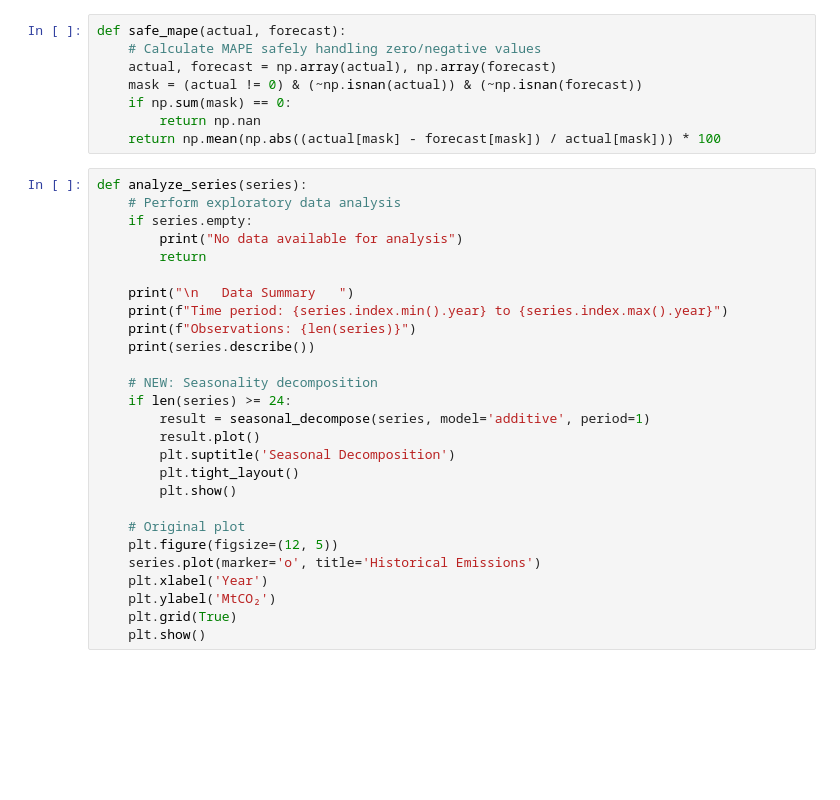
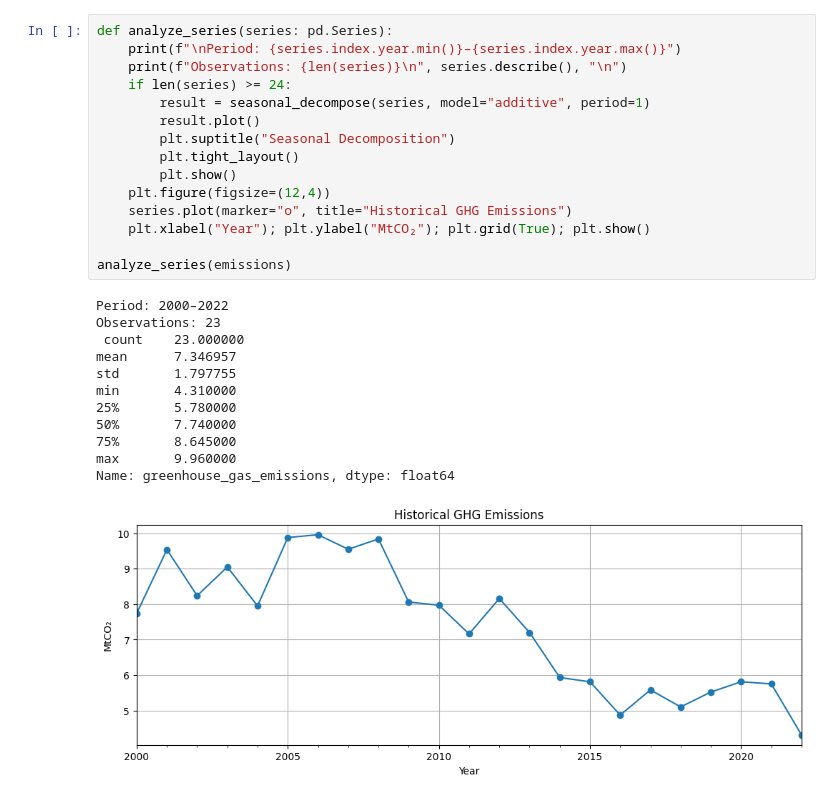
Before and after one commit to RandikaSilva/Energy-Demand-Analysis-Visualization, a Jupyter notebook: src/notebook/data_solution_carban_emission_forcasting.ipynb, the cells around one changed output. Cells and saved outputs as stored; diff of their text form; blank space fills up the shorter version.

Commit message:
Forecasting Model Changes

```diff
--- a/src/notebook/data_solution_carban_emission_forcasting.ipynb
+++ b/src/notebook/data_solution_carban_emission_forcasting.ipynb
@@ -24,36 +42,29 @@ def load_data():
-# %%
-def safe_mape(actual, forecast):
-    # Calculate MAPE safely handling zero/negative values
-    actual, forecast = np.array(actual), np.array(forecast)
-    mask = (actual != 0) & (~np.isnan(actual)) & (~np.isnan(forecast))
-    if np.sum(mask) == 0:
-        return np.nan
-    return np.mean(np.abs((actual[mask] - forecast[mask]) / actual[mask])) * 100
 # %%
-def analyze_series(series):
-    # Perform exploratory data analysis
-    if series.empty:
-        print("No data available for analysis")
-        return
-
-    print("\n   Data Summary   ")
-    print(f"Time period: {series.index.min().year} to {series.index.max().year}")
-    print(f"Observations: {len(series)}")
-    print(series.describe())
-
-    # NEW: Seasonality decomposition
+def analyze_series(series: pd.Series):
+    print(f"\nPeriod: {series.index.year.min()}–{series.index.year.max()}")
+    print(f"Observations: {len(series)}\n", series.describe(), "\n")
     if len(series) >= 24:
-        result = seasonal_decompose(series, model='additive', period=1)
+        result = seasonal_decompose(series, model="additive", period=1)
         result.plot()
-        plt.suptitle('Seasonal Decomposition')
+        plt.suptitle("Seasonal Decomposition")
         plt.tight_layout()
         plt.show()
+    plt.figure(figsize=(12,4))
+    series.plot(marker="o", title="Historical GHG Emissions")
+    plt.xlabel("Year"); plt.ylabel("MtCO₂"); plt.grid(True); plt.show()
 
-    # Original plot
-    plt.figure(figsize=(12, 5))
-    series.plot(marker='o', title='Historical Emissions')
-    plt.xlabel('Year')
-    plt.ylabel('MtCO₂')
-    plt.grid(True)
-    plt.show()
+analyze_series(emissions)
+# %% [output]
+Period: 2000–2022
+Observations: 23
+ count    23.000000
+mean      7.346957
+std       1.797755
+min       4.310000
+25%       5.780000
+50%       7.740000
+75%       8.645000
+max       9.960000
+Name: greenhouse_gas_emissions, dtype: float64
+[figure, added]
 # %%
```
Also changed, not shown: parts of 11 cells of this notebook, 5 other files.
